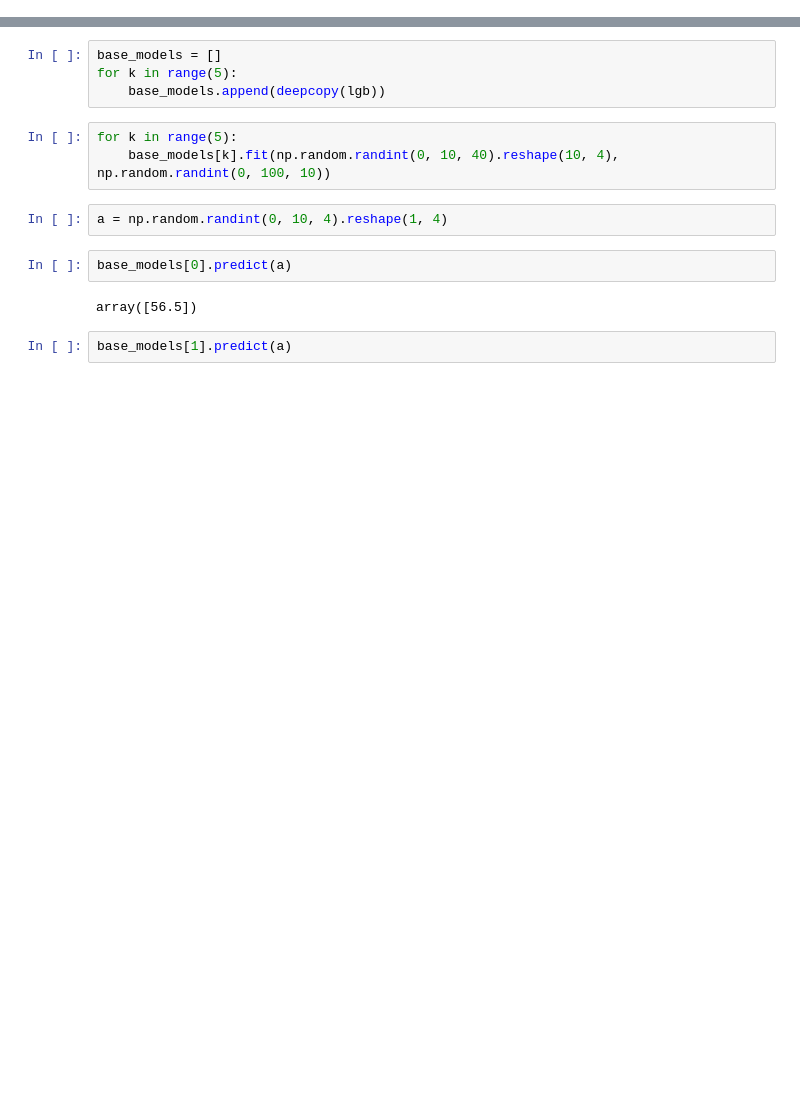
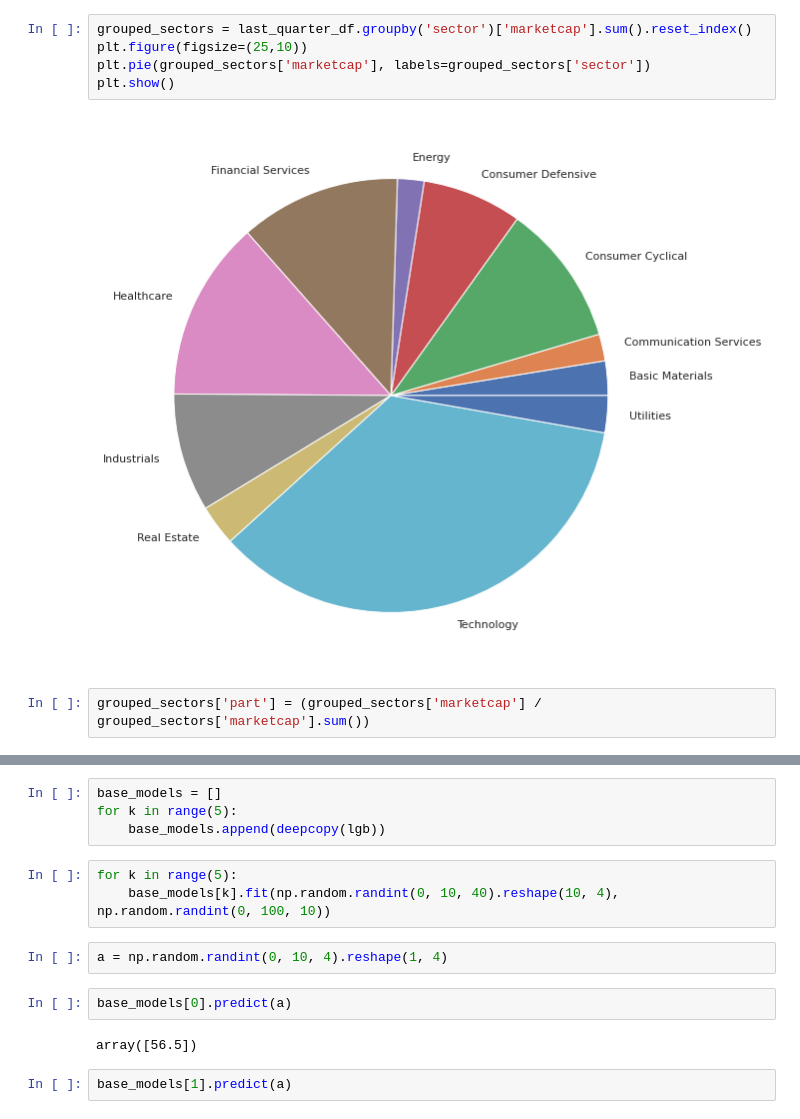
Before and after one commit to fartuk/ml_investment, a Jupyter notebook: dev.ipynb, the cells around one changed output, grey strips where cells are left out. Saved outputs shown, nothing was run; the diff lists cells and outputs as text; blank space fills up the shorter version.

```diff
--- a/dev.ipynb
+++ b/dev.ipynb
@@ -314,0 +122,9 @@ X[X['ticker']=='DBD']
+# %%
+grouped_sectors = last_quarter_df.groupby('sector')['marketcap'].sum().reset_index()
+plt.figure(figsize=(25,10))
+plt.pie(grouped_sectors['marketcap'], labels=grouped_sectors['sector'])
+plt.show()
+# %% [output]
+[figure, added]
+# %%
+grouped_sectors['part'] = (grouped_sectors['marketcap'] / grouped_sectors['marketcap'].sum())
```
Also changed, not shown: parts of 66 cells of this notebook, 7 other files.
